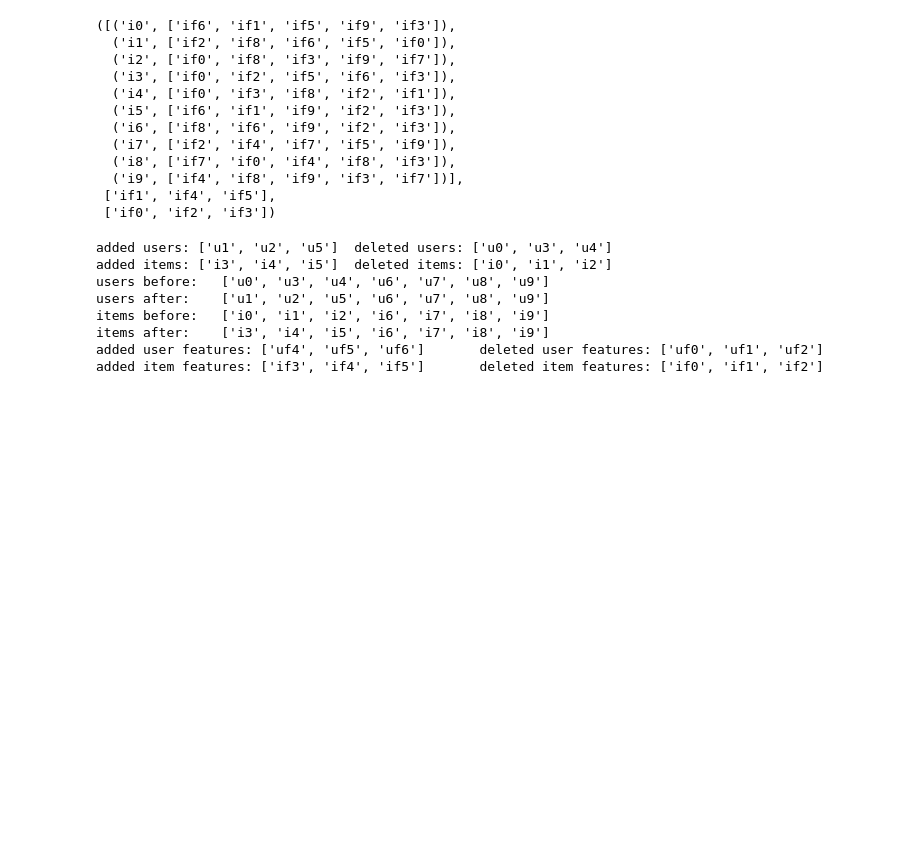
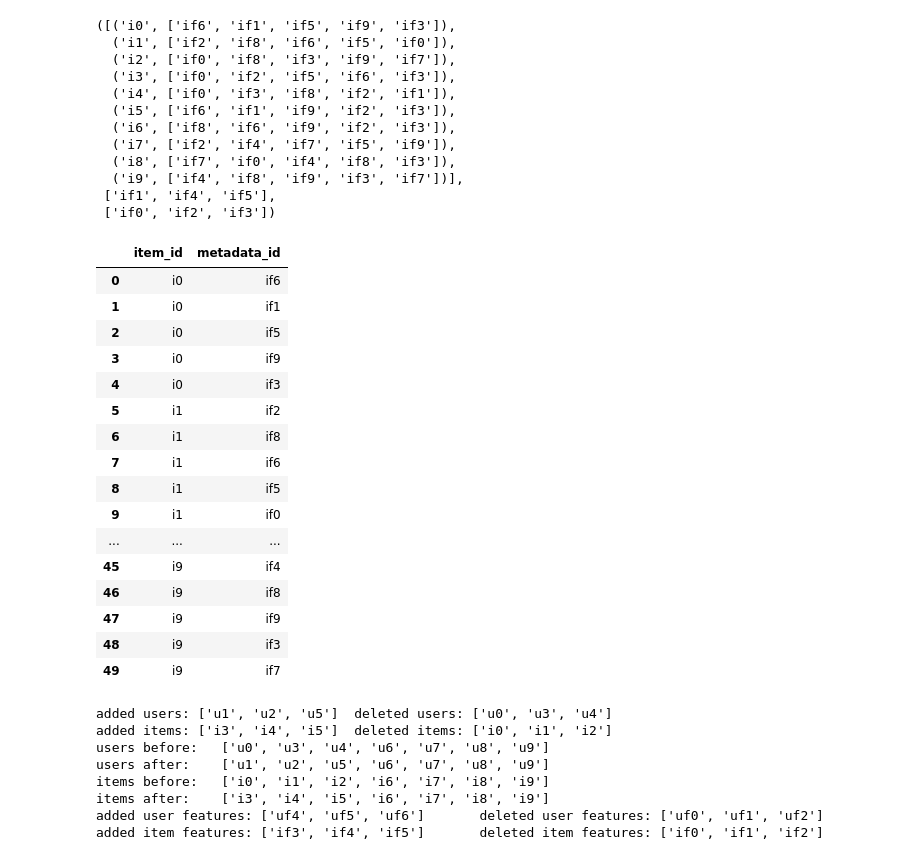
Before and after one commit to sgaseretto/hybrec, a Jupyter notebook: notebooks/01_synth_dataset.ipynb, the cells around one changed output. Saved outputs shown, nothing was run; the diff lists cells and outputs as text; code cells hidden in the pictures; blank space fills up the shorter version.

Commit message:
Added some functions to handle user-item metadata

```diff
--- a/notebooks/01_synth_dataset.ipynb
+++ b/notebooks/01_synth_dataset.ipynb
@@ -297,6 +297,42 @@ item_metadata_fixed, added_items_metadata, deleted_items_metadata
   ('i9', ['if4', 'if8', 'if9', 'if3', 'if7'])],
  ['if1', 'if4', 'if5'],
  ['if0', 'if2', 'if3'])
+# %%
+# export
+def gen_metadata_df(element_metadata_list:list, element_name:str, metadata_name:str='metadata_id') -> pd.DataFrame:
+    '''
+    Takes the elements with its metadata and generates a Dataframe with the interactions
+    @element_metadata_list: a list of tuples that contain an element and a list its corresponding metadata
+    @element_name: the name of the element that has metadata assigned
+
+    '''
+    df_dict = {element_name:[], metadata_name:[]}
+    for t in element_metadata_list:
+        for m in t[1]:
+            df_dict[element_name].append(t[0])
+            df_dict[metadata_name].append(m)
+    return pd.DataFrame(df_dict)
+# %%
+# hide
+gen_metadata_df(item_metadata_fixed, element_name='item_id')
+# %% [output]
+|  | item_id | metadata_id |
+| 0 | i0 | if6 |
+| 1 | i0 | if1 |
+| 2 | i0 | if5 |
+| 3 | i0 | if9 |
+| 4 | i0 | if3 |
+| 5 | i1 | if2 |
+| 6 | i1 | if8 |
+| 7 | i1 | if6 |
+| 8 | i1 | if5 |
+| 9 | i1 | if0 |
+| ... | ... | ... |
+| 45 | i9 | if4 |
+| 46 | i9 | if8 |
+| 47 | i9 | if9 |
+| 48 | i9 | if3 |
+| 49 | i9 | if7 |
 # %%
 # export
 class SynthDatasetGenerator():
```
Also changed, not shown: parts of 1 cell of this notebook, 3 other files.
